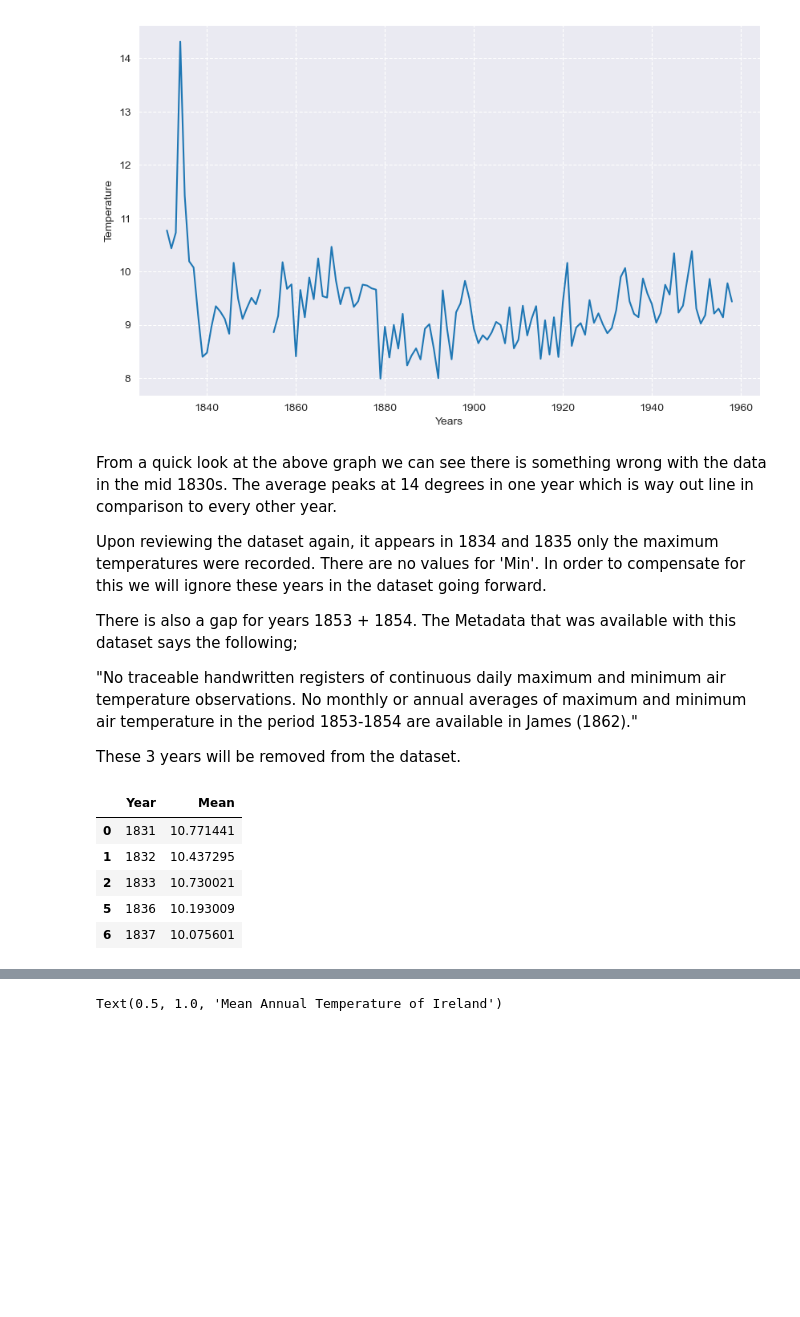
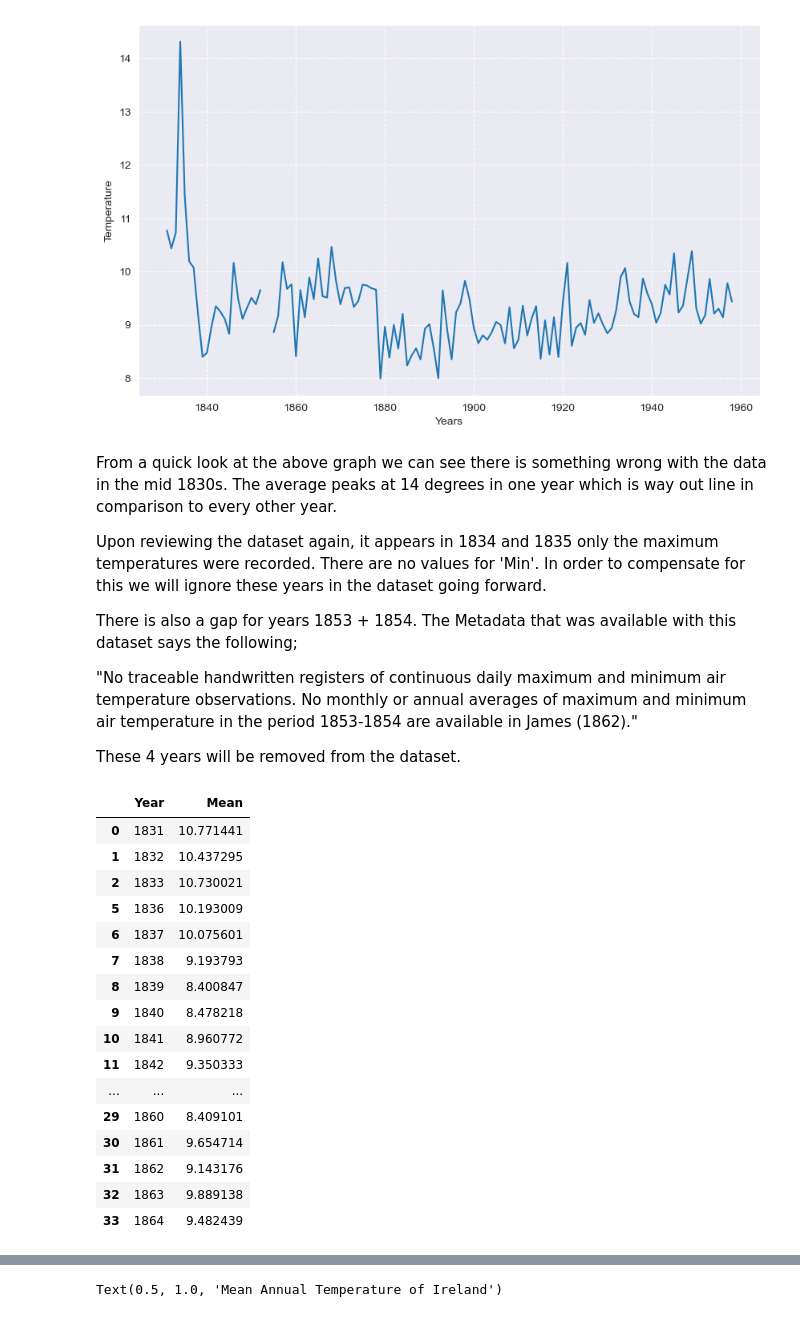
Before and after one commit to Kevin002023/PFDA--Climate-Project, a Jupyter notebook: PFDA-Project-2.ipynb, the cells around one changed output, grey strips where cells are left out. Saved outputs shown, nothing was run; the diff lists cells and outputs as text; code cells hidden in the pictures; blank space fills up the shorter version.

```diff
--- a/PFDA-Project-2.ipynb
+++ b/PFDA-Project-2.ipynb
@@ -732,17 +753,26 @@ There is also a gap for years 1853 + 1854. The Metadata that was available with
 "No traceable handwritten registers of continuous daily maximum and minimum air temperature observations.
 No monthly or annual averages of maximum and minimum air temperature in the period 1853-1854 are available in James (1862)."
 
-These 3 years will be removed from the dataset.
+These 4 years will be removed from the dataset.
 # %%
 
 annual_phoenix= annual_phoenix.drop([3, 4, 22, 23]) # 1834 was at index 3, 1853 and 1854 were index 22 and 23 respectively. They have now been removed
-annual_phoenix.head()
-
-#annual_phoenix= annual_phoenix.drop(22, 23)
+annual_phoenix.head(30)
 # %% [output]
 |  | Year | Mean |
 | 0 | 1831 | 10.771441 |
 | 1 | 1832 | 10.437295 |
 | 2 | 1833 | 10.730021 |
 | 5 | 1836 | 10.193009 |
 | 6 | 1837 | 10.075601 |
+| 7 | 1838 | 9.193793 |
+| 8 | 1839 | 8.400847 |
+| 9 | 1840 | 8.478218 |
+| 10 | 1841 | 8.960772 |
+| 11 | 1842 | 9.350333 |
+| ... | ... | ... |
+| 29 | 1860 | 8.409101 |
+| 30 | 1861 | 9.654714 |
+| 31 | 1862 | 9.143176 |
+| 32 | 1863 | 9.889138 |
+| 33 | 1864 | 9.482439 |
```
Also changed, not shown: parts of 20 cells of this notebook, 2 other files.
